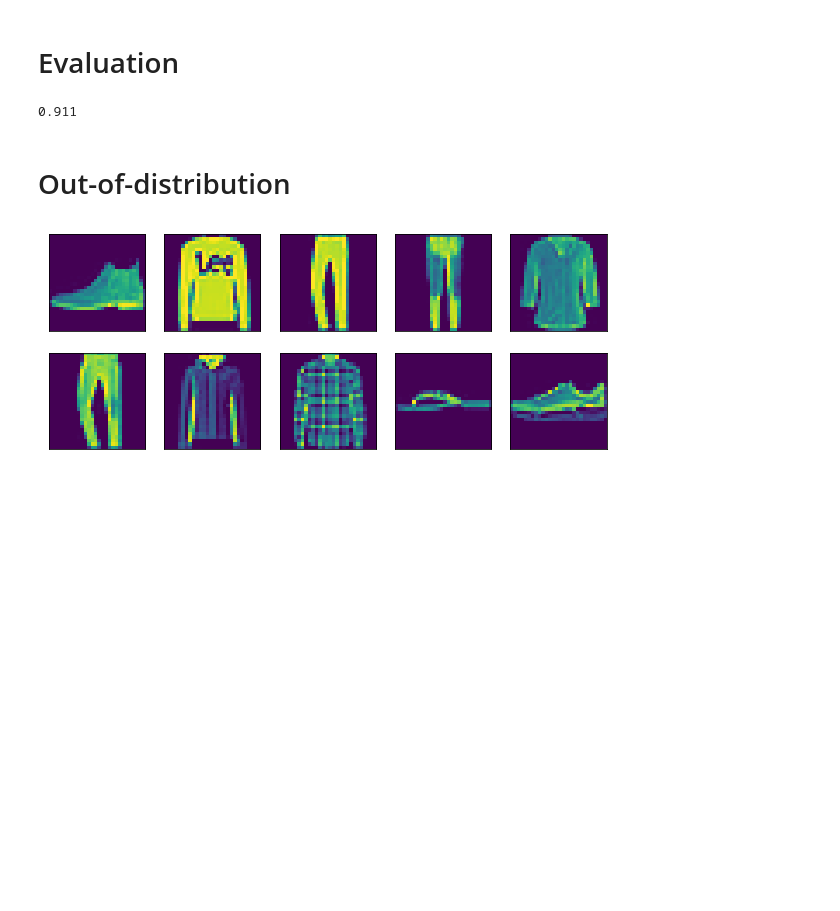
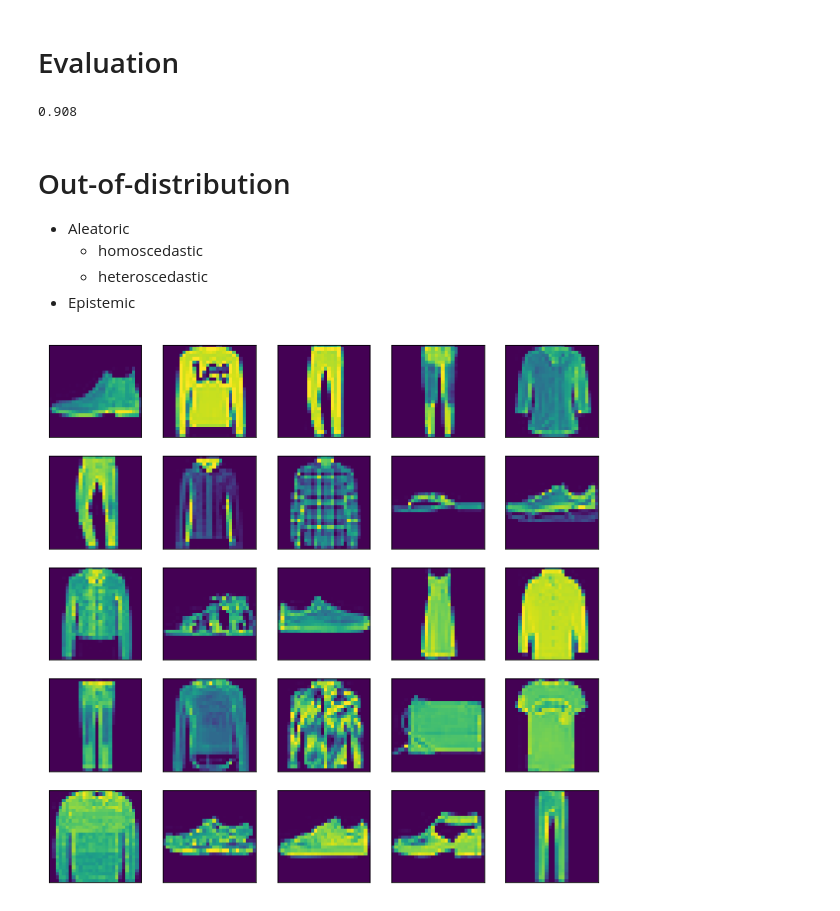
Before and after one commit to slowmoyang/bayesian-deep-learning, a Jupyter notebook: examples/notebooks/out-of-distribution.ipynb, the cells around one changed output. Cells and saved outputs as stored; diff of their text form; code cells hidden in the pictures; blank space fills up the shorter version.

```diff
--- a/examples/notebooks/out-of-distribution.ipynb
+++ b/examples/notebooks/out-of-distribution.ipynb
@@ -205,14 +291,21 @@ y_pred_test = predict_stochastically(model, x_test)
 # %%
+y_pred_test = sample_prediction(model, x_test, num_monte_carlo=1000)
 (y_pred_test.numpy() == y_test.argmax(axis=1)).mean()
 # %% [output]
-0.911
+0.908
 # %% [markdown]
 # Out-of-distribution
+
+
+* Aleatoric
+    * homoscedastic
+    * heteroscedastic
+* Epistemic
 # %%
 _, (x_fashion, y_fashion) = tf.keras.datasets.fashion_mnist.load_data()
 x_fashion = transform_image(x_fashion)
 # %%
-visualize_mnist(x_fashion[:10])
+visualize_mnist(x_fashion[:25])
 # %% [output]
-[figure, old version]
+[figure, new version]
 # %%
```
Also changed, not shown: parts of 26 cells of this notebook.
